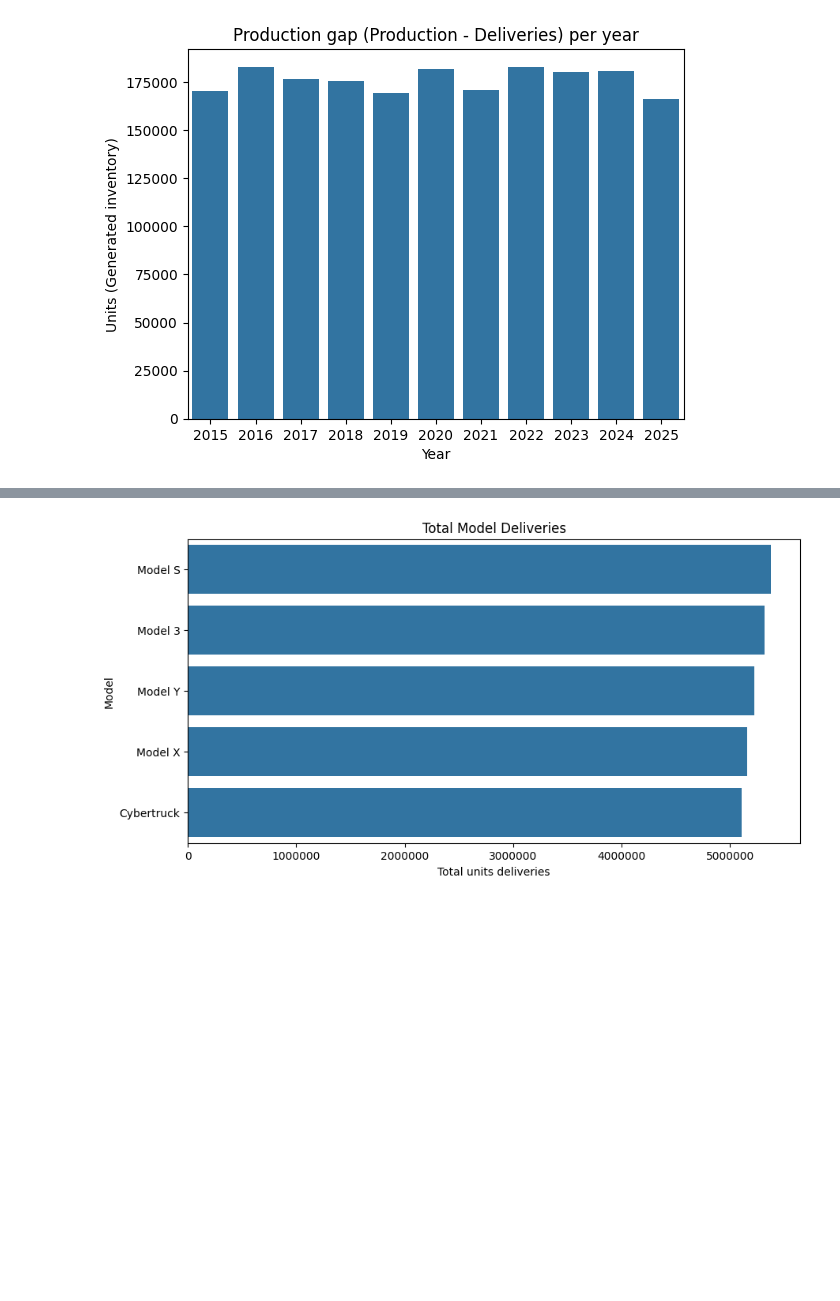
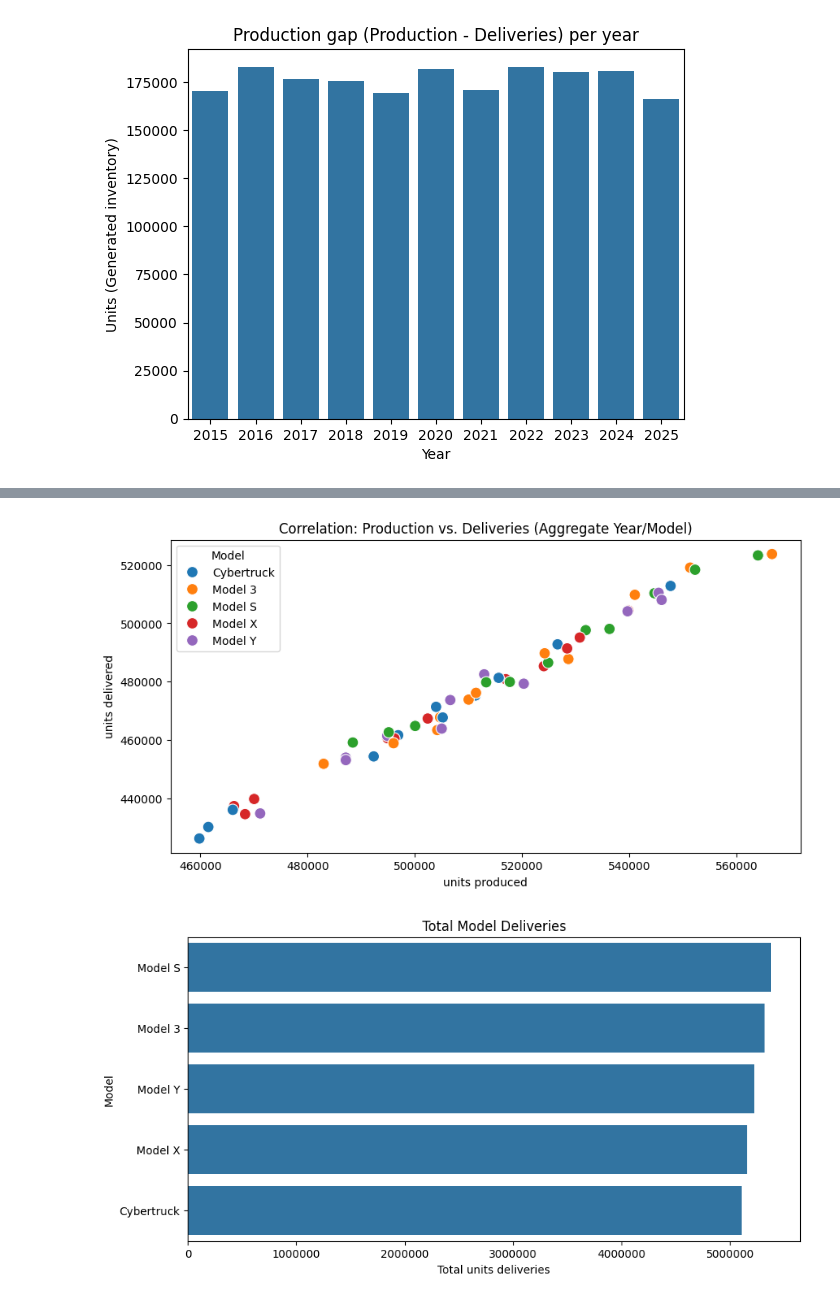
Before and after one commit to ThiagoPBorges/Tesla-Deliveries-and-Production, a Jupyter notebook: 03_exploratory_data_analysis.ipynb, the cells around one changed output, grey strips where cells are left out. Saved outputs shown, nothing was run; the diff lists cells and outputs as text; code cells hidden in the pictures; blank space fills up the shorter version.

```diff
--- a/03_exploratory_data_analysis.ipynb
+++ b/03_exploratory_data_analysis.ipynb
@@ -84,3 +111,23 @@ plt.show()
+# %%
+df['Year'] = df.index.year
+
+prod_deliv = df.groupby(['Year', 'Model'])[['Production_Units', 'Estimated_Deliveries']].sum().reset_index()
+
+plt.figure(figsize=(10,5))
+sns.scatterplot(
+    data=prod_deliv,
+    x='Production_Units',
+    y='Estimated_Deliveries',
+    hue='Model',
+    s=100
+)
+plt.title('Correlation: Production vs. Deliveries (Aggregate Year/Model)')
+plt.xlabel('units produced')
+plt.ylabel('units delivered')
+plt.legend(title='Model')
+plt.show()
+# %% [output]
+[figure, new version]
 # %%
 model_sales = df.groupby('Model')['Estimated_Deliveries'].sum().sort_values(ascending=False).reset_index()
 
```
Also changed, not shown: parts of 4 cells of this notebook.
